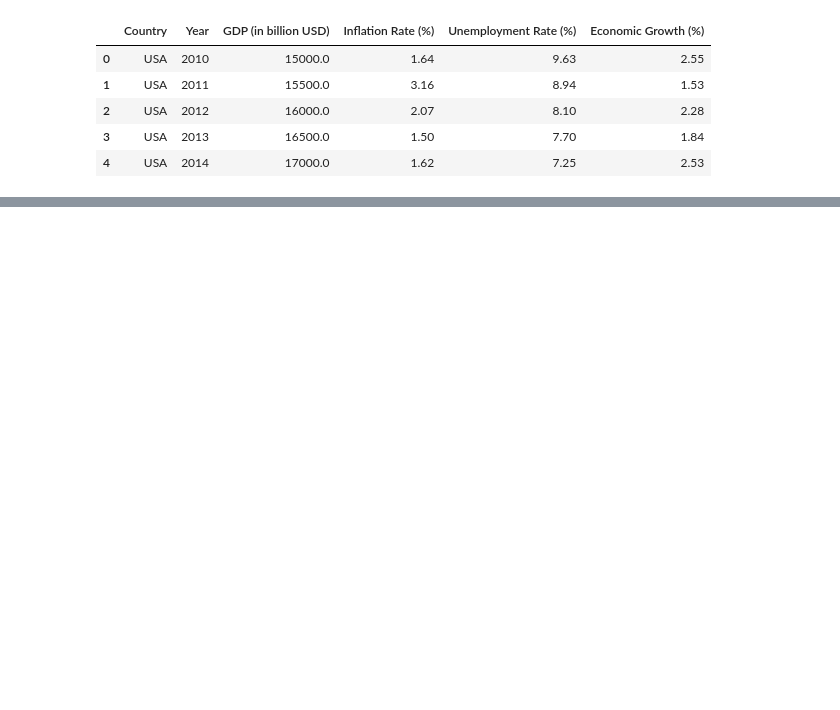
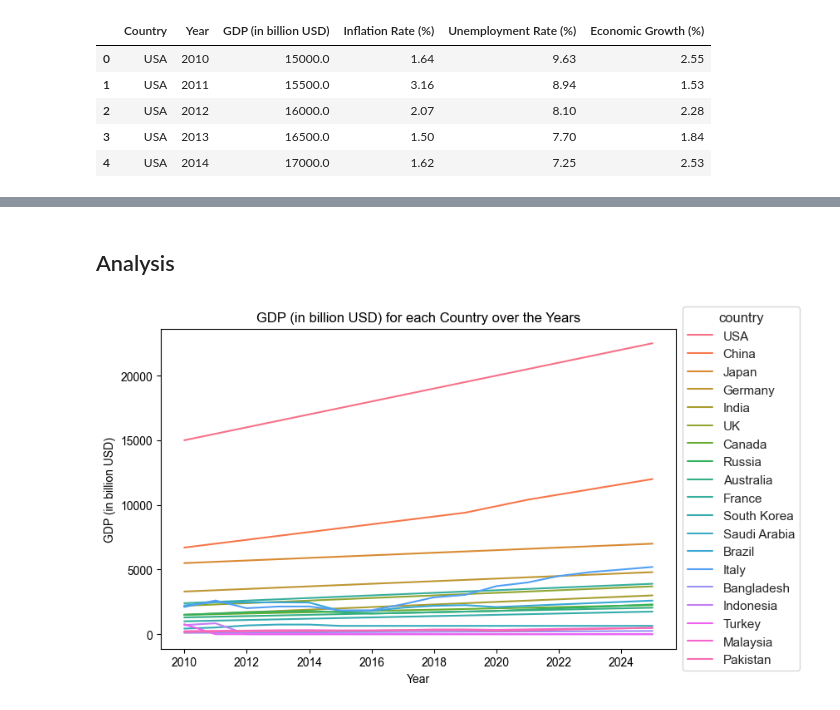
Before and after one commit to eric-kaufmann/economic-values, a Jupyter notebook: analysis.ipynb, the cells around one changed output, grey strips where cells are left out. Drawn from its saved outputs; the diff is of its cells as text; code cells hidden in the pictures; blank space fills up the shorter version.

Commit message:
rename columns + first plot

```diff
--- a/analysis.ipynb
+++ b/analysis.ipynb
@@ -18,0 +61,10 @@ df.head()
+# %%
+# rename columns
+df.rename(columns={
+    " Year": "Year",
+    " GDP (in billion USD)": "GDP (in billion USD)",
+    " Inflation Rate (%)": "Inflation Rate (%)",
+    " Unemployment Rate (%)": "Unemployment Rate (%)",
+    " Economic Growth (%)": "Economic Growth (%)"
+}, inplace=True)
+df.head()
@@ -18,0 +78,20 @@ df.head()
+# %% [markdown]
+## Analysis
+# %%
+import matplotlib.pyplot as plt
+import seaborn as sns
+
+fig, ax = plt.subplots(figsize=(10, 5))
+
+sns.set_theme(style="whitegrid", palette="pastel")
+
+sns.lineplot(data=df, x="Year", y="GDP (in billion USD)", hue="Country")
+
+box = ax.get_position()
+ax.set_position([box.x0, box.y0, box.width * 0.8, box.height])
+
+ax.legend(title="country", loc='center left', bbox_to_anchor=(1, 0.5))
+plt.title("GDP (in billion USD) for each Country over the Years")
+plt.show()
+# %% [output]
+[figure, added]
```
Also changed, not shown: parts of 7 cells of this notebook.
